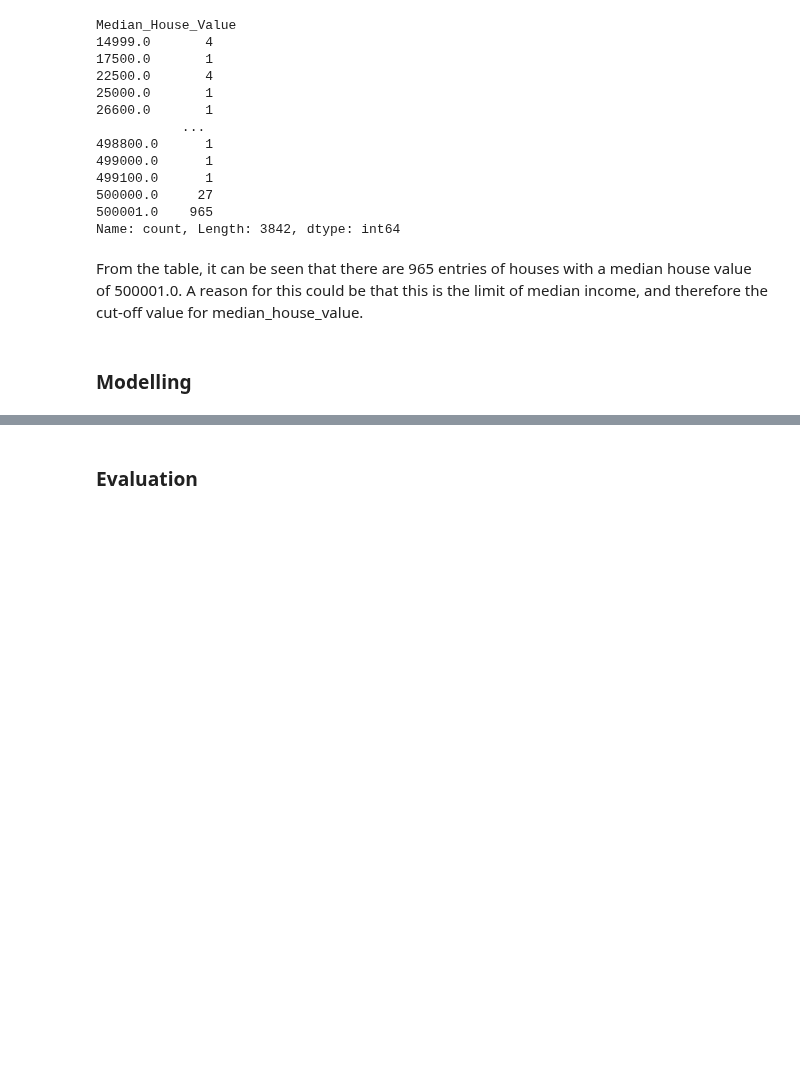
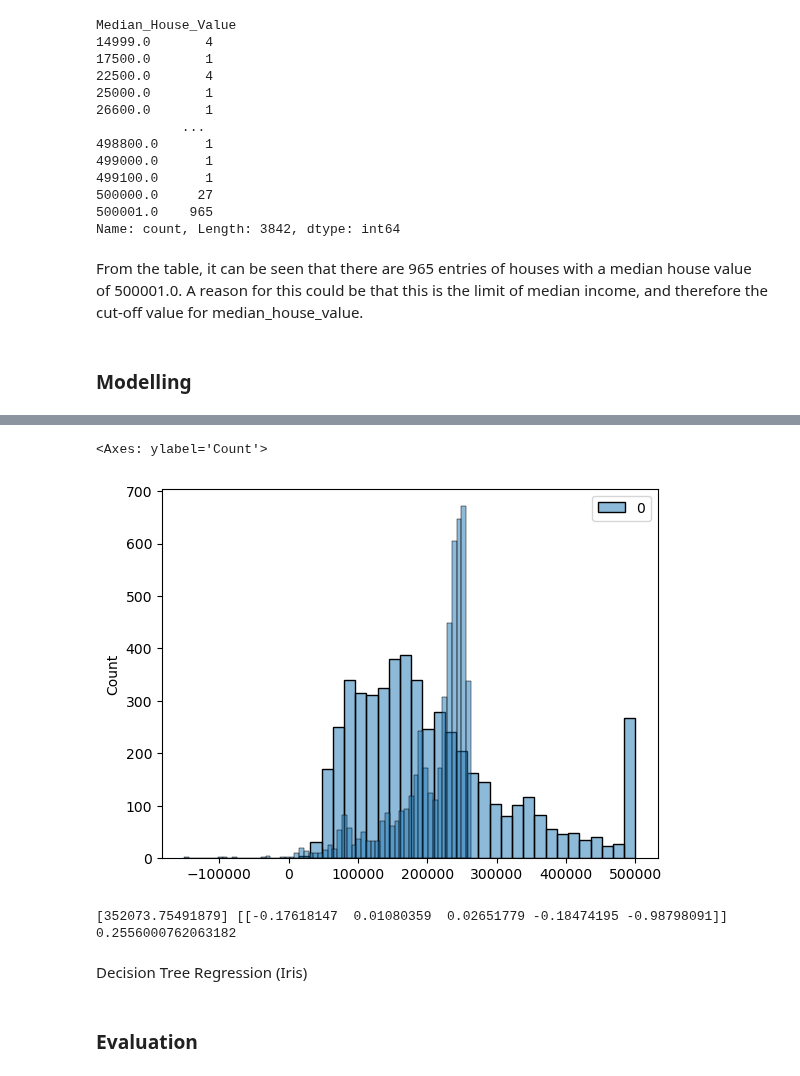
Before and after one commit to DSBE-Semester-A/DataMining, a Jupyter notebook: Assignment1.ipynb, the cells around one changed output, grey strips where cells are left out. Saved outputs shown, nothing was run; the diff lists cells and outputs as text; code cells hidden in the pictures; blank space fills up the shorter version.

```diff
--- a/Assignment1.ipynb
+++ b/Assignment1.ipynb
@@ -178,0 +181,10 @@ From the table, it can be seen that there are 965 entries of houses with a media
+# %%
+from sklearn.model_selection import train_test_split
+
+
+#  Select the variables that we want as outcome (y) amd prediciton (x) variables
+X = df[['Distance_to_LA', 'Distance_to_SanDiego', 'Distance_to_SanJose', 'Distance_to_SanFrancisco', 'Distance_to_coast']]
+y = df[['Median_House_Value']]
+
+# Split the data with 75% train and 25% test.
+x_train, x_test, y_train, y_test = train_test_split(X, y, random_state=6666)
@@ -178,0 +193,8 @@ From the table, it can be seen that there are 965 entries of houses with a media
+# %%
+from sklearn.linear_model import LinearRegression
+
+mod_poly = LinearRegression()
+mod_poly.fit(x_train, y_train)
+
+y_pred = mod_poly.predict(x_test)
+y_pred
@@ -179,2 +218,14 @@ From the table, it can be seen that there are 965 entries of houses with a media
+# %%
+sns.histplot(y_test)
+sns.histplot(y_pred)
+# %% [output]
+<Axes: ylabel='Count'>
+[figure, added]
+# %%
+print(mod_poly.intercept_, mod_poly.coef_, mod_poly.score(X, y))
+# %% [output]
+[352073.75491879] [[-0.17618147  0.01080359  0.02651779 -0.18474195 -0.98798091]] 0.2556000762063182
+# %% [markdown]
+Decision Tree Regression (Iris)
 # %% [markdown]
 ### Evaluation
```
Also changed, not shown: parts of 4 cells of this notebook.
